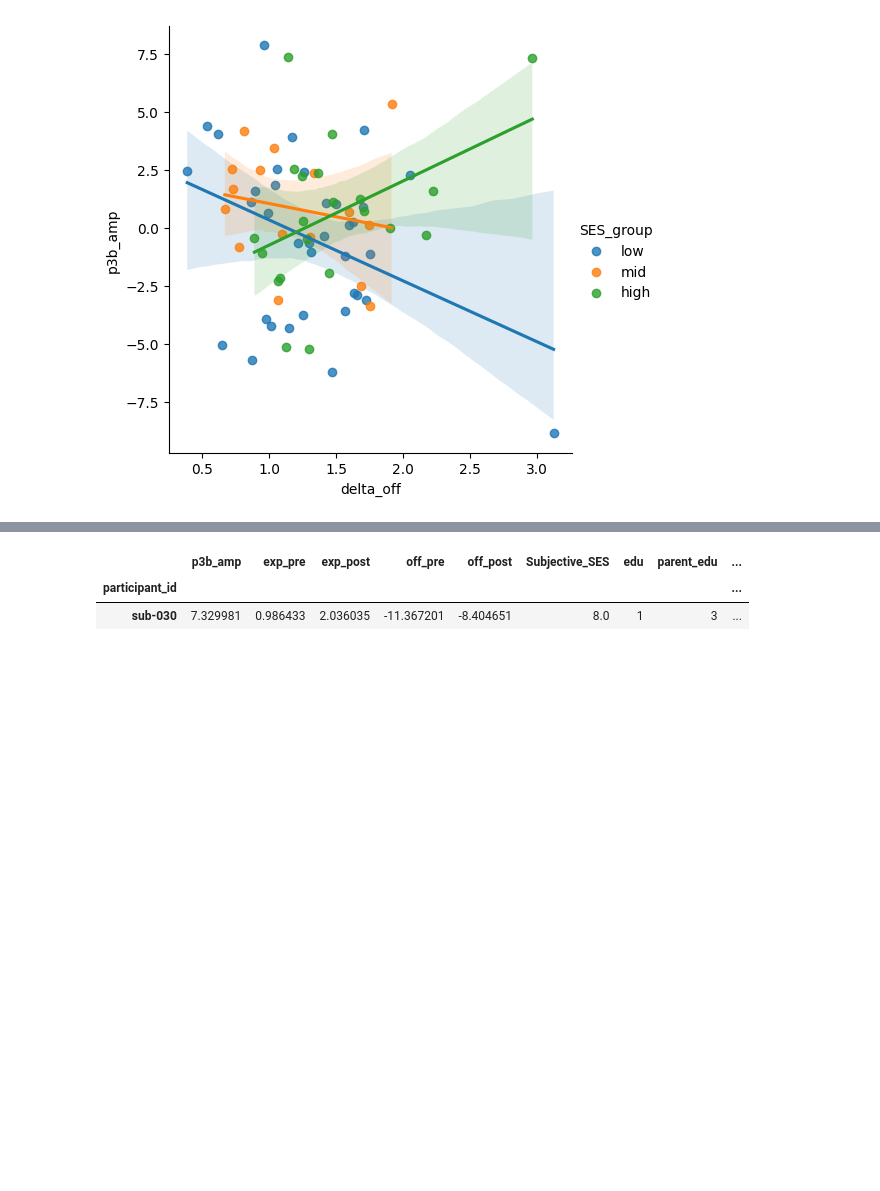
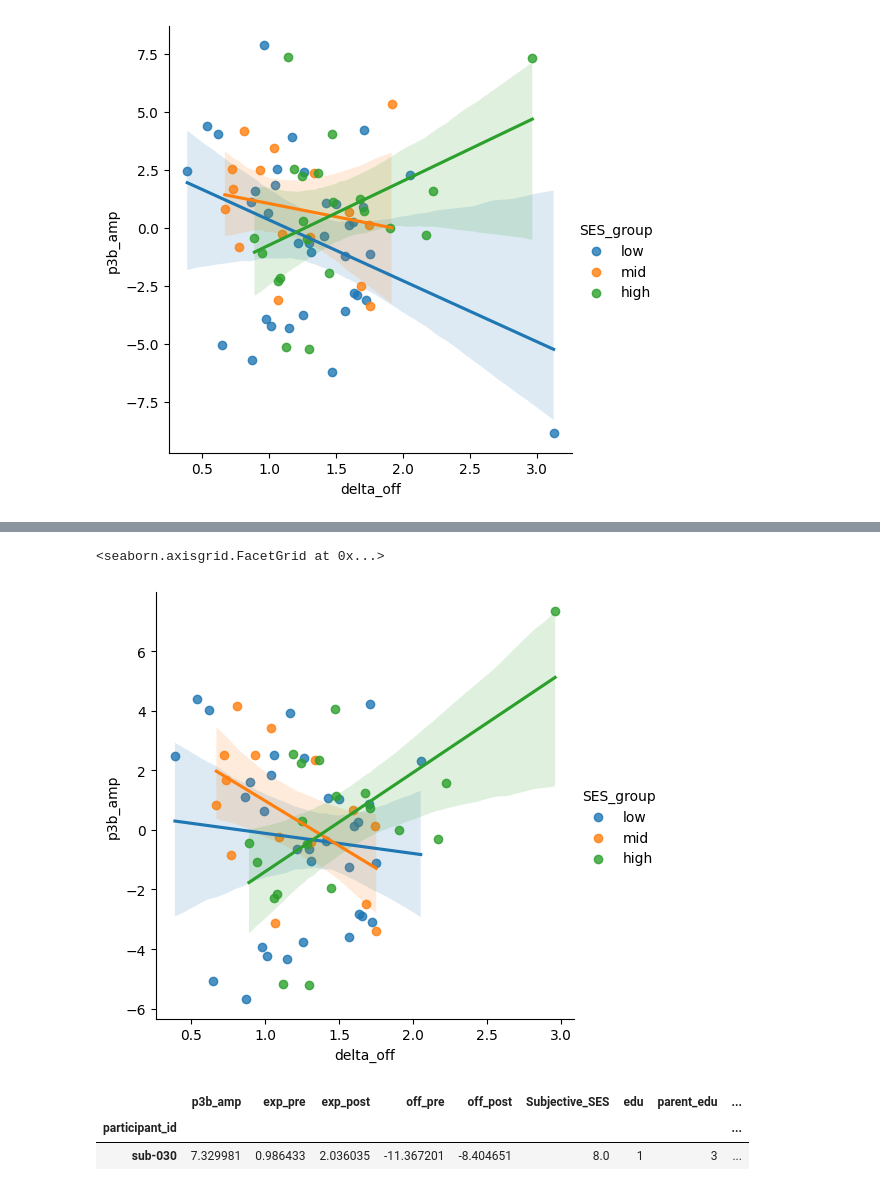
Before and after one commit to KeanuVentura/sesaperiodic, a Jupyter notebook: pipelinedraft.ipynb, the cells around one changed output, grey strips where cells are left out. Drawn from its saved outputs; the diff is of its cells as text; code cells hidden in the pictures; blank space fills up the shorter version.

```diff
--- a/pipelinedraft.ipynb
+++ b/pipelinedraft.ipynb
@@ -661,3 +677,13 @@ df_clean = df_model.drop(outliers.index)
+# %%
+sns.lmplot(
+    x='delta_off',
+    y='p3b_amp',
+    hue='SES_group',
+    data=df_clean
+)
+# %% [output]
+<seaborn.axisgrid.FacetGrid at 0x...>
+[figure, added]
 # %%
 # still another outlier that had a p3b amp and delta off way too high
 # %%
```
Also changed, not shown: parts of 3 cells of this notebook.
